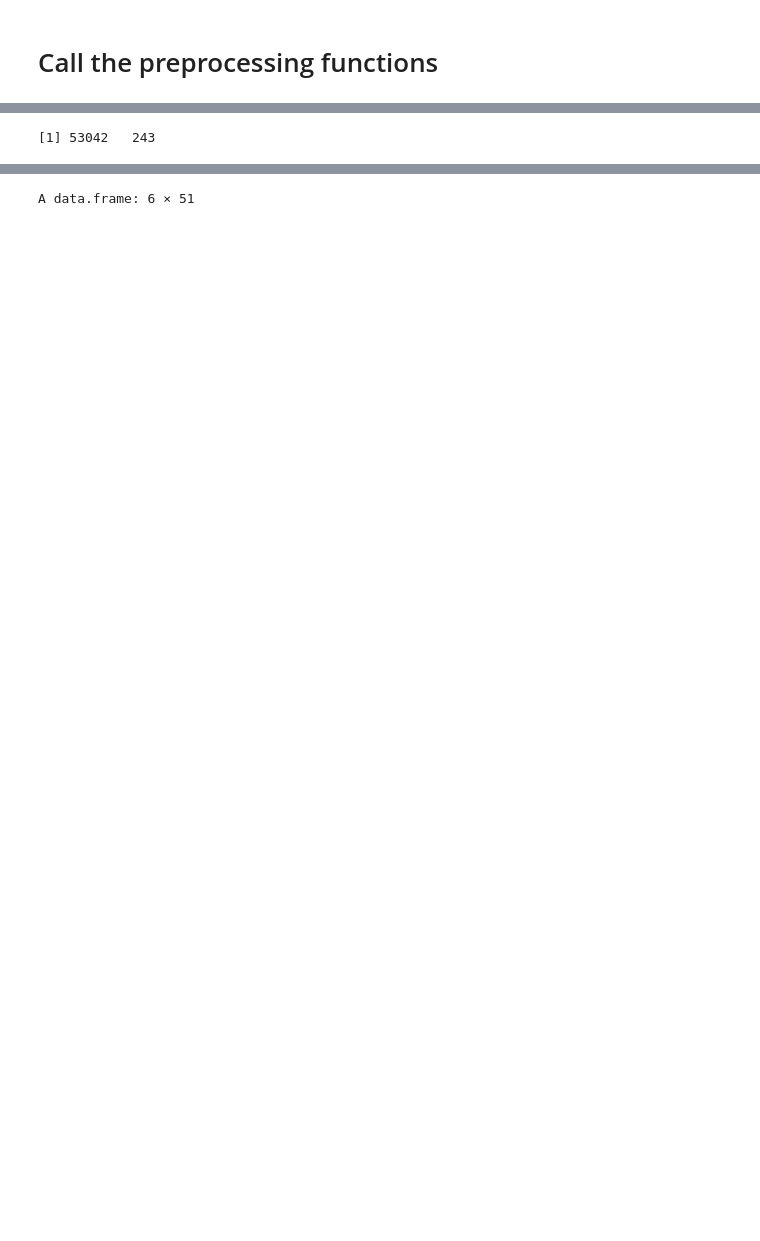
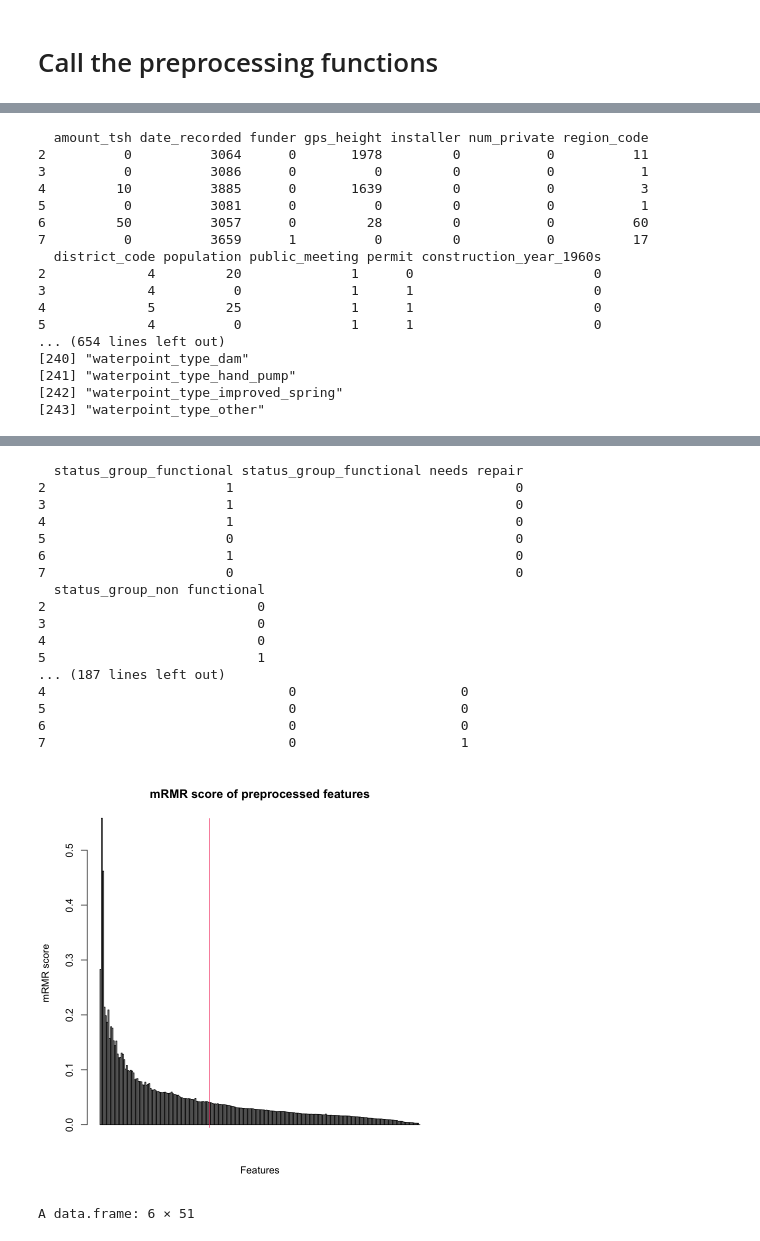
Before and after one commit to miromatagne/Driven-Data-Competition, a Jupyter notebook: ReportTemplate.ipynb, the cells around one changed output, grey strips where cells are left out. Saved outputs shown, nothing was run; the diff lists cells and outputs as text; code cells hidden in the pictures; blank space fills up the shorter version.

```diff
--- a/ReportTemplate.ipynb
+++ b/ReportTemplate.ipynb
@@ -887,6 +887,7 @@ apply_mrmr_numerical <- function(df,k=NULL) {
     print(colnames(X))
     dum <- dummy.data.frame(subset(df,select=c(status_group)),names=c("status_group"), sep="_")
     correlation <- numeric(ncol(X))
+    graph_correlations <- c()
     print(head(dum))
     #print(head(dum[,1]))
     for(i in 1:ncol(dum)) {
@@ -909,16 +910,18 @@ apply_mrmr_numerical <- function(df,k=NULL) {
         }
         mRMR_score <- correlation[candidate_features] - redundancy_score
         best_candidate <- candidate_features[which.max(mRMR_score)]
-        message(best_candidate)
+        graph_correlations <- c(graph_correlations,max(mRMR_score))
         selected_features<-c(selected_features,best_candidate)
 
         candidate_features <- setdiff(candidate_features,best_candidate)
     }
+    barplot(graph_correlations, main="mRMR score of preprocessed features", xlab="Features", ylab="mRMR score")
+    abline(v = 100,col="#f64975")
     return(selected_features)
 }
 # %%
 get_k_mrmr_variables <- function(df,k) {
-    sorted_features <- apply_mrmr_numerical(df[,1:ncol(df)],k=100)
+    sorted_features <- apply_mrmr_numerical(df[,1:ncol(df)])
     df <- df[,sorted_features[1:k]]
     return(df)
 }
@@ -1123,7 +1117,7 @@ preprocess_test <- function(df,pca) {
 }
 # %%
 # data_preproc <- preprocess_training(data)
-data_preproc <- preprocess_training_pca(data)
+data_preproc <- preprocess_training_mrmr(data)
 #save(data_preproc, file = "data_preproc_pca.Rdata")
 # %% [output]
 Warning message in model.matrix.default(~x - 1, model.frame(~x - 1), contrasts = FALSE):
@@ -1143,4 +1137,20 @@ Warning message in model.matrix.default(~x - 1, model.frame(~x - 1), contrasts =
 “non-list contrasts argument ignored”
 Warning message in model.matrix.default(~x - 1, model.frame(~x - 1), contrasts = FALSE):
 “non-list contrasts argument ignored”
-[1] 53042   243
+  amount_tsh date_recorded funder gps_height installer num_private region_code
+2          0          3064      0       1978         0           0          11
+3          0          3086      0          0         0           0           1
+4         10          3885      0       1639         0           0           3
+5          0          3081      0          0         0           0           1
+6         50          3057      0         28         0           0          60
+7          0          3659      1          0         0           0          17
+  district_code population public_meeting permit construction_year_1960s
+2             4         20              1      0                       0
+3             4          0              1      1                       0
+4             5         25              1      1                       0
+5             4          0              1      1                       0
+... (654 lines left out)
+[240] "waterpoint_type_dam"
+[241] "waterpoint_type_hand_pump"
+[242] "waterpoint_type_improved_spring"
+[243] "waterpoint_type_other"
@@ -1147,3 +1159,21 @@ Warning message in model.matrix.default(~x - 1, model.frame(~x - 1), contrasts =
+  status_group_functional status_group_functional needs repair
+2                       1                                    0
+3                       1                                    0
+4                       1                                    0
+5                       0                                    0
+6                       1                                    0
+7                       0                                    0
+  status_group_non functional
+2                           0
+3                           0
+4                           0
+5                           1
+... (187 lines left out)
+4                               0                     0
+5                               0                     0
+6                               0                     0
+7                               0                     1
+[figure, added]
 # %%
 # save(data_preproc, file = "data_preproc.Rdata")
 head(data_preproc)
```
Also changed, not shown: parts of 19 cells of this notebook, 1 other file.
